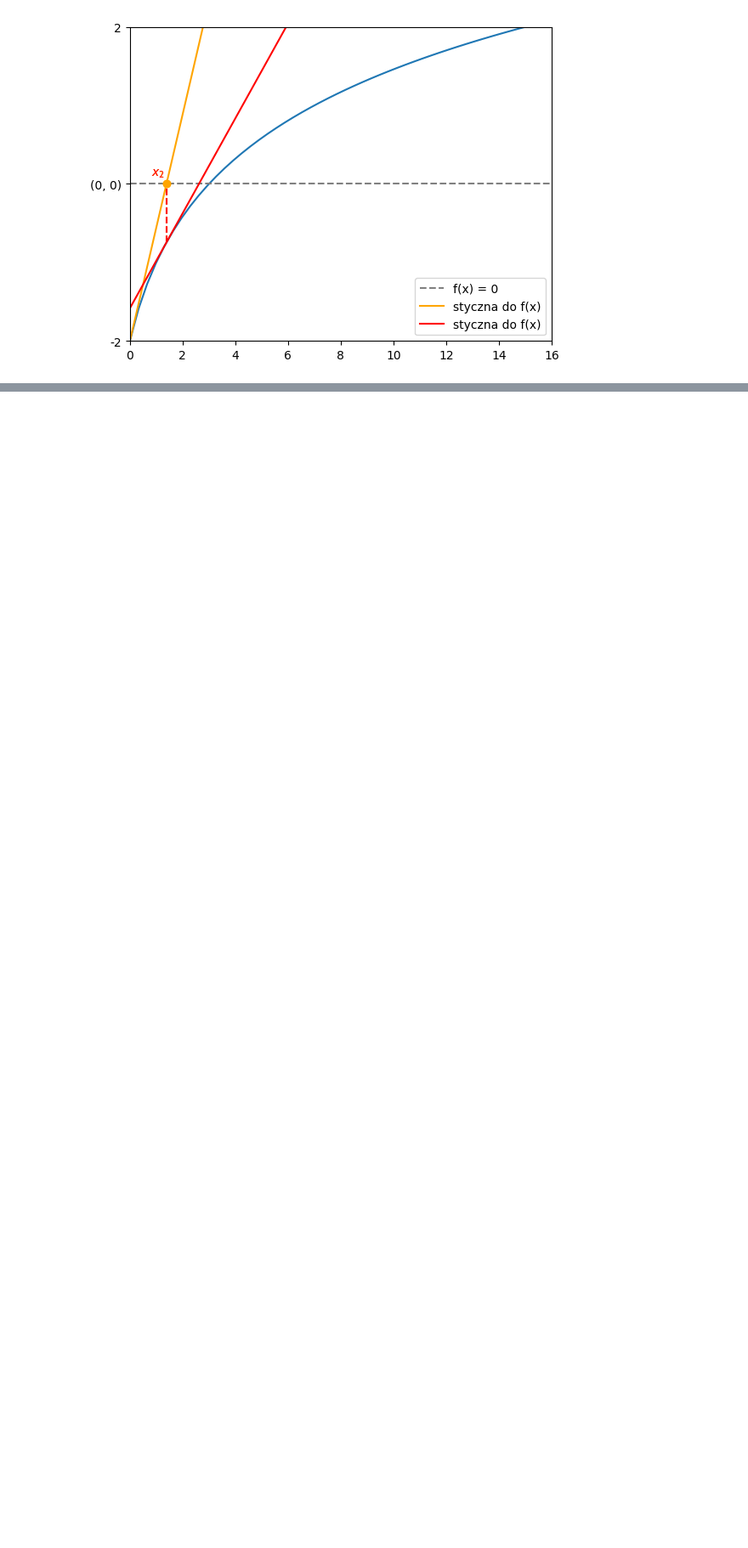
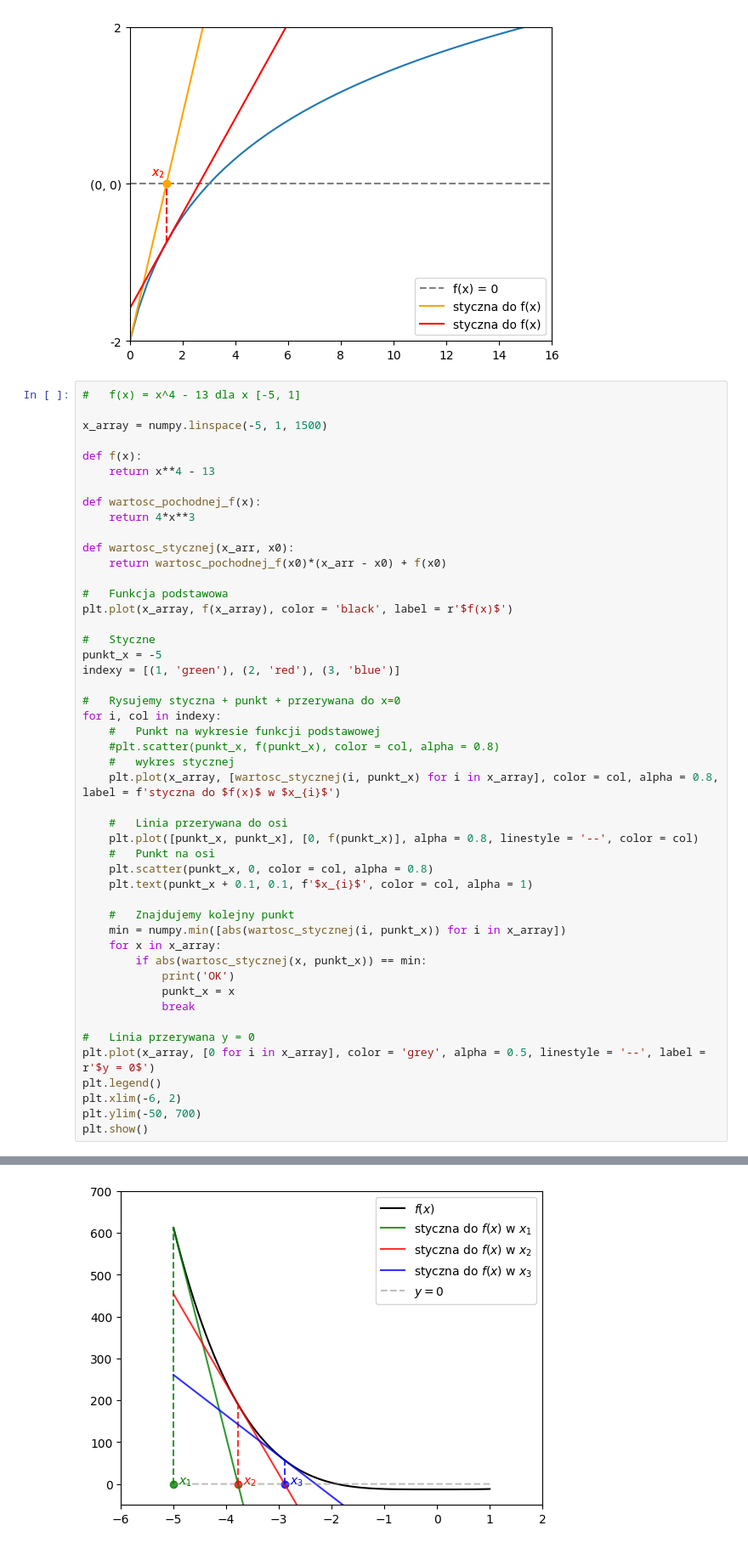
Before and after one commit to Macsok/Python-Basis, a Jupyter notebook: Programowanie 04.12.ipynb, the cells around one changed output, grey strips where cells are left out. Shown: that part at 85% size. Cells and saved outputs as stored; diff of their text form; blank space fills up the shorter version.

```diff
--- a/Programowanie 04.12.ipynb
+++ b/Programowanie 04.12.ipynb
@@ -43,3 +43,52 @@ plt.show()
 #stworzyc analogiczny (ogolny, funkcje) dla f(X) = x^4 - 13 dla x [-5, 1], 3 kropki od x_0 = -5
 # %% [output]
 [figure]
+# %%
+#   f(x) = x^4 - 13 dla x [-5, 1]
+
+x_array = numpy.linspace(-5, 1, 1500)
+
+def f(x):
+    return x**4 - 13
+
+def wartosc_pochodnej_f(x):
+    return 4*x**3
+
+def wartosc_stycznej(x_arr, x0):
+    return wartosc_pochodnej_f(x0)*(x_arr - x0) + f(x0)
+
+#   Funkcja podstawowa
+plt.plot(x_array, f(x_array), color = 'black', label = r'$f(x)$')
+
+#   Styczne
+punkt_x = -5
+indexy = [(1, 'green'), (2, 'red'), (3, 'blue')]
+
+#   Rysujemy styczna + punkt + przerywana do x=0
+for i, col in indexy:
+    #   Punkt na wykresie funkcji podstawowej
+    #plt.scatter(punkt_x, f(punkt_x), color = col, alpha = 0.8)
+    #   wykres stycznej
+    plt.plot(x_array, [wartosc_stycznej(i, punkt_x) for i in x_array], color = col, alpha = 0.8, label = f'styczna do $f(x)$ w $x_{i}$')
+
+    #   Linia przerywana do osi
+    plt.plot([punkt_x, punkt_x], [0, f(punkt_x)], alpha = 0.8, linestyle = '--', color = col)
+    #   Punkt na osi
+    plt.scatter(punkt_x, 0, color = col, alpha = 0.8)
+    plt.text(punkt_x + 0.1, 0.1, f'$x_{i}$', color = col, alpha = 1)
+
+    #   Znajdujemy kolejny punkt
+    min = numpy.min([abs(wartosc_stycznej(i, punkt_x)) for i in x_array])
+    for x in x_array:
+        if abs(wartosc_stycznej(x, punkt_x)) == min:
+            print('OK')
+            punkt_x = x
+            break
+
+#   Linia przerywana y = 0
+plt.plot(x_array, [0 for i in x_array], color = 'grey', alpha = 0.5, linestyle = '--', label = r'$y = 0$')
+plt.legend()
+plt.xlim(-6, 2)
+plt.ylim(-50, 700)
+plt.show()
+# %% [output]
@@ -45,0 +98 @@ plt.show()
+[figure, added]
```
Also changed, not shown: parts of 1 cell of this notebook.
